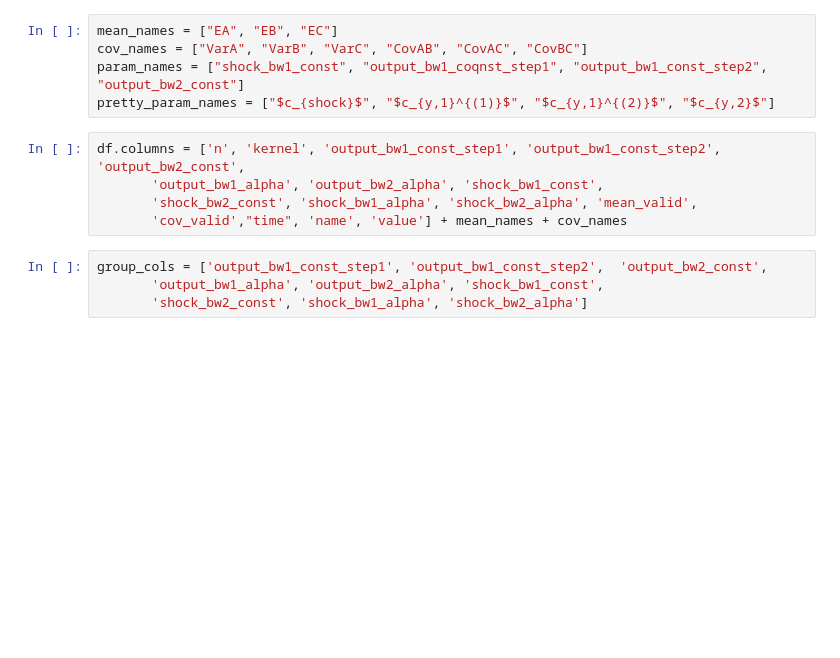
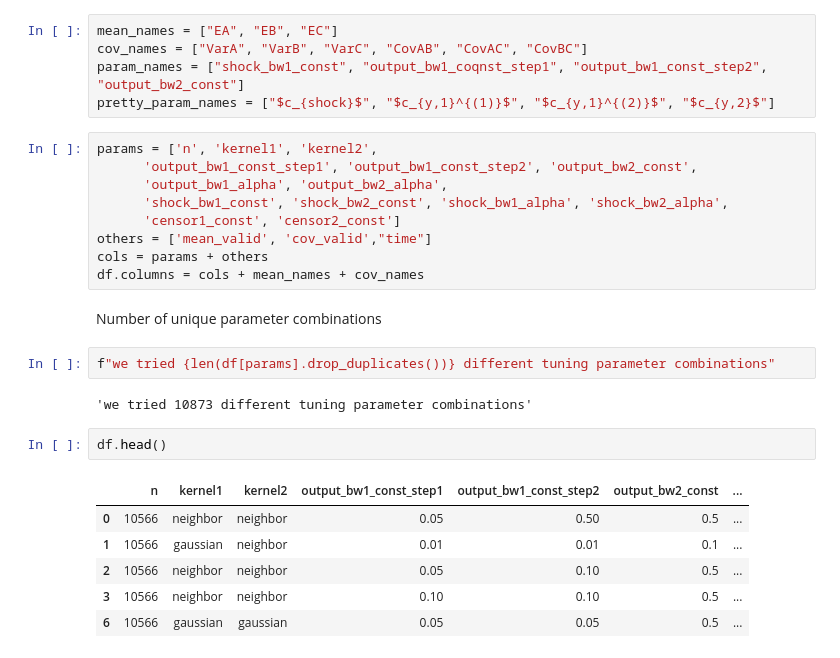
Before and after one commit to halflearned/FHHPS, a Jupyter notebook: scripts/empirical_figures.ipynb, the cells around one changed output. Cells and saved outputs as stored; diff of their text form; blank space fills up the shorter version.

```diff
--- a/scripts/empirical_figures.ipynb
+++ b/scripts/empirical_figures.ipynb
@@ -30,11 +34,26 @@ cov_names = ["VarA", "VarB", "VarC", "CovAB", "CovAC", "CovBC"]
 param_names = ["shock_bw1_const", "output_bw1_coqnst_step1", "output_bw1_const_step2", "output_bw2_const"]
 pretty_param_names = ["$c_{shock}$", "$c_{y,1}^{(1)}$", "$c_{y,1}^{(2)}$", "$c_{y,2}$"]
 # %%
-df.columns = ['n', 'kernel', 'output_bw1_const_step1', 'output_bw1_const_step2',  'output_bw2_const',
-       'output_bw1_alpha', 'output_bw2_alpha', 'shock_bw1_const',
-       'shock_bw2_const', 'shock_bw1_alpha', 'shock_bw2_alpha', 'mean_valid',
-       'cov_valid',"time", 'name', 'value'] + mean_names + cov_names
+params = ['n', 'kernel1', 'kernel2',
+      'output_bw1_const_step1', 'output_bw1_const_step2', 'output_bw2_const',
+      'output_bw1_alpha', 'output_bw2_alpha',
+      'shock_bw1_const', 'shock_bw2_const', 'shock_bw1_alpha', 'shock_bw2_alpha',
+      'censor1_const', 'censor2_const']
+others = ['mean_valid', 'cov_valid',"time"]
+cols = params + others
+df.columns = cols + mean_names + cov_names
-# %%
-group_cols = ['output_bw1_const_step1', 'output_bw1_const_step2',  'output_bw2_const',
-       'output_bw1_alpha', 'output_bw2_alpha', 'shock_bw1_const',
-       'shock_bw2_const', 'shock_bw1_alpha', 'shock_bw2_alpha']
+# %% [markdown]
+Number of unique parameter combinations
+# %%
+f"we tried {len(df[params].drop_duplicates())} different tuning parameter combinations"
+# %% [output]
+'we tried 10873 different tuning parameter combinations'
+# %%
+df.head()
+# %% [output]
+|  | n | kernel1 | kernel2 | output_bw1_const_step1 | output_bw1_const_step2 | output_bw2_const | ... |
+| 0 | 10566 | neighbor | neighbor | 0.05 | 0.50 | 0.5 | ... |
+| 1 | 10566 | gaussian | neighbor | 0.01 | 0.01 | 0.1 | ... |
+| 2 | 10566 | neighbor | neighbor | 0.05 | 0.10 | 0.5 | ... |
+| 3 | 10566 | neighbor | neighbor | 0.10 | 0.10 | 0.5 | ... |
+| 6 | 10566 | gaussian | gaussian | 0.05 | 0.05 | 0.5 | ... |
```
Also changed, not shown: parts of 19 cells of this notebook, 4 other files.
